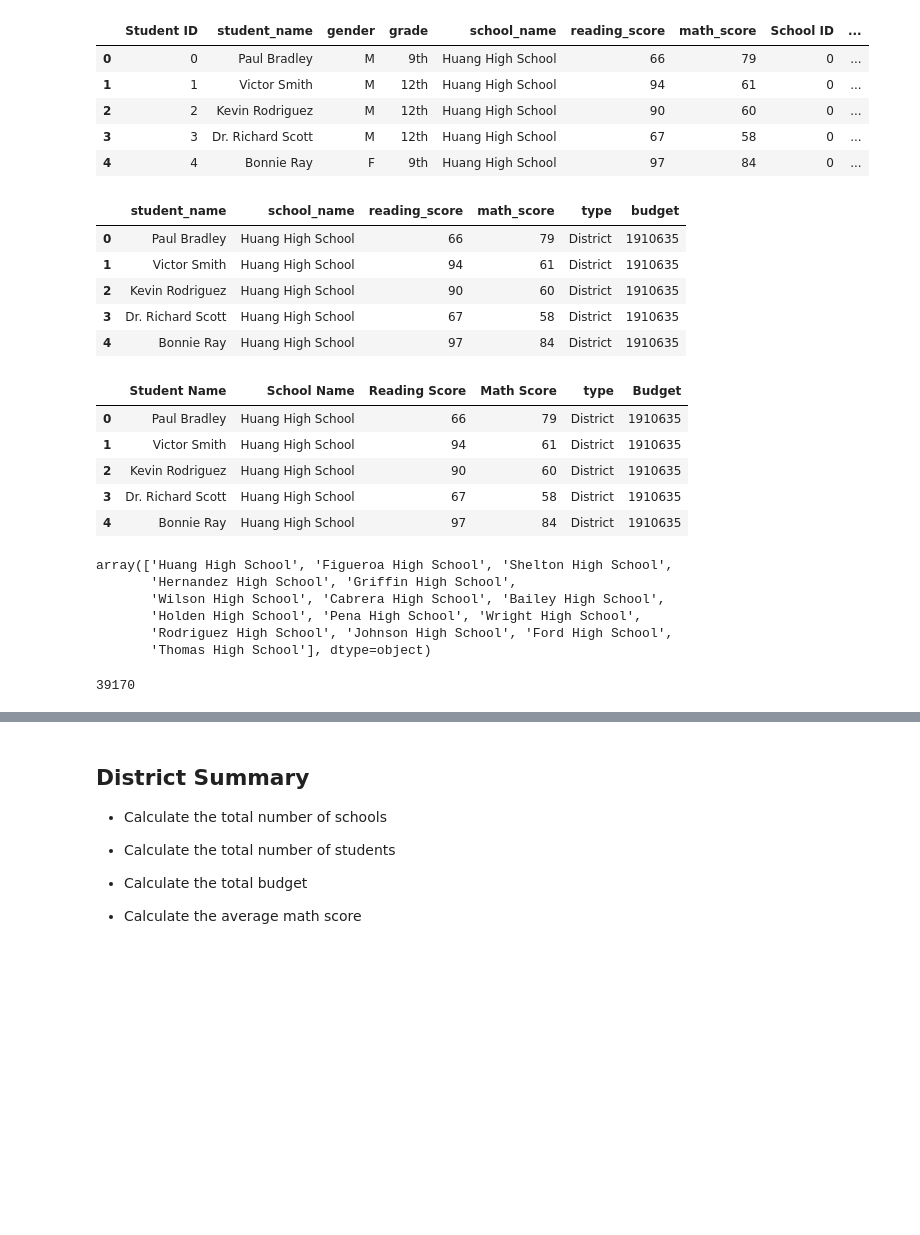
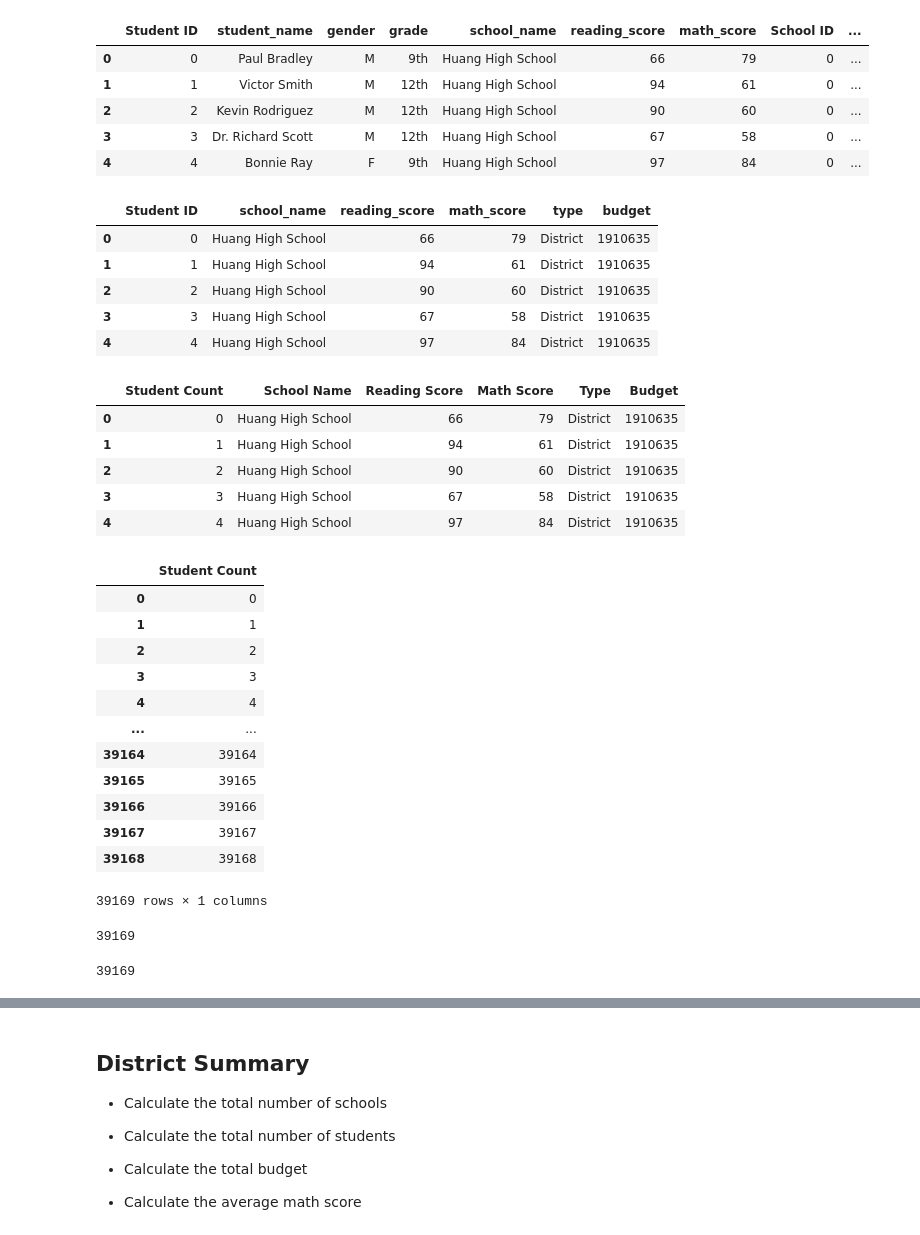
Before and after one commit to lstredler/pandas-challenge, a Jupyter notebook: PyCitySchools_starter.ipynb, the cells around one changed output, grey strips where cells are left out. Saved outputs shown, nothing was run; the diff lists cells and outputs as text; code cells hidden in the pictures; blank space fills up the shorter version.

```diff
--- a/PyCitySchools_starter.ipynb
+++ b/PyCitySchools_starter.ipynb
@@ -25,46 +25,60 @@ school_student_df.head()
 | 4 | 4 | Bonnie Ray | F | 9th | Huang High School | 97 | 84 | 0 | ... |
 # %%
 # Remove unecessary columns from the DataFrame and save the new DataFrame
-# Only keep: "student_name", "school_name", "reading_score", "math_score",
+# Only keep: "student_ID", "school_name", "reading_score", "math_score",
 # "type", "budget"
-reduced_df = school_student_df[["student_name", "school_name", "reading_score", "math_score", "type", "budget"]]
-reduced_df.head()
+reduced_df = school_student_df[["Student ID", "school_name", "reading_score", "math_score", "type", "budget"]]
+reduced_df.head(5)
 # %% [output]
-|  | student_name | school_name | reading_score | math_score | type | budget |
-| 0 | Paul Bradley | Huang High School | 66 | 79 | District | 1910635 |
-| 1 | Victor Smith | Huang High School | 94 | 61 | District | 1910635 |
-| 2 | Kevin Rodriguez | Huang High School | 90 | 60 | District | 1910635 |
-| 3 | Dr. Richard Scott | Huang High School | 67 | 58 | District | 1910635 |
-| 4 | Bonnie Ray | Huang High School | 97 | 84 | District | 1910635 |
+|  | Student ID | school_name | reading_score | math_score | type | budget |
+| 0 | 0 | Huang High School | 66 | 79 | District | 1910635 |
+| 1 | 1 | Huang High School | 94 | 61 | District | 1910635 |
+| 2 | 2 | Huang High School | 90 | 60 | District | 1910635 |
+| 3 | 3 | Huang High School | 67 | 58 | District | 1910635 |
+| 4 | 4 | Huang High School | 97 | 84 | District | 1910635 |
 # %%
 # Rename the headers to be more explanatory
-combo_df = reduced_df.rename(columns={"student_name": "Student Name",
+combo_df = reduced_df.rename(columns={"Student ID": "Student Count",
                                         "school_name": "School Name",
                                         "reading_score": "Reading Score",
                                         "math_score": "Math Score",
+                                        "type": "Type",
                                         "budget": "Budget",})
 combo_df.head()
 # %% [output]
-|  | Student Name | School Name | Reading Score | Math Score | type | Budget |
-| 0 | Paul Bradley | Huang High School | 66 | 79 | District | 1910635 |
-| 1 | Victor Smith | Huang High School | 94 | 61 | District | 1910635 |
-| 2 | Kevin Rodriguez | Huang High School | 90 | 60 | District | 1910635 |
-| 3 | Dr. Richard Scott | Huang High School | 67 | 58 | District | 1910635 |
-| 4 | Bonnie Ray | Huang High School | 97 | 84 | District | 1910635 |
+|  | Student Count | School Name | Reading Score | Math Score | Type | Budget |
+| 0 | 0 | Huang High School | 66 | 79 | District | 1910635 |
+| 1 | 1 | Huang High School | 94 | 61 | District | 1910635 |
+| 2 | 2 | Huang High School | 90 | 60 | District | 1910635 |
+| 3 | 3 | Huang High School | 67 | 58 | District | 1910635 |
+| 4 | 4 | Huang High School | 97 | 84 | District | 1910635 |
-# %%
-#Calculate number of schools unique names
-school_count = combo_df['School Name'].unique()
-school_count
-# %% [output]
-array(['Huang High School', 'Figueroa High School', 'Shelton High School',
-       'Hernandez High School', 'Griffin High School',
-       'Wilson High School', 'Cabrera High School', 'Bailey High School',
-       'Holden High School', 'Pena High School', 'Wright High School',
-       'Rodriguez High School', 'Johnson High School', 'Ford High School',
-       'Thomas High School'], dtype=object)
-# %%
-#Calculate number of students
-student_count = combo_df['Student Name']
-student_count.count()
-# %% [output]
-39170
+# %%
+##only print student from the combo_df data frame
+
+combo_df[["Student Count"]].head(39169)
+# %% [output]
+|  | Student Count |
+| 0 | 0 |
+| 1 | 1 |
+| 2 | 2 |
+| 3 | 3 |
+| 4 | 4 |
+| ... | ... |
+| 39164 | 39164 |
+| 39165 | 39165 |
+| 39166 | 39166 |
+| 39167 | 39167 |
+| 39168 | 39168 |
+39169 rows × 1 columns
+# %%
+#save data frame as students
+
+students = combo_df[["Student Count"]].head(39169)
+len(students)
+# %% [output]
+39169
+# %%
+student_total=len(students)
+print(student_total)
+# %% [output]
+39169
```
Also changed, not shown: parts of 12 cells of this notebook, 2 other files.
